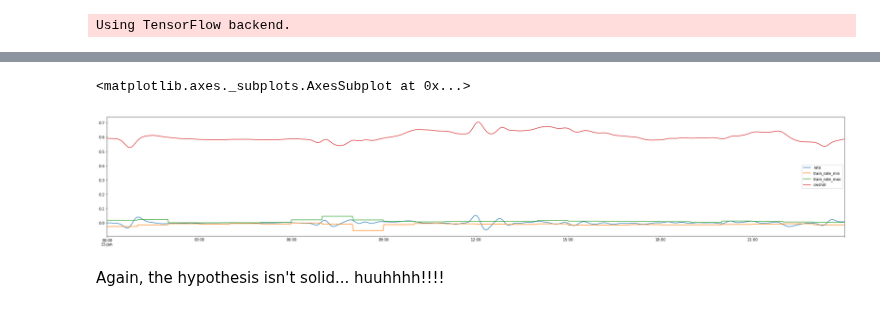
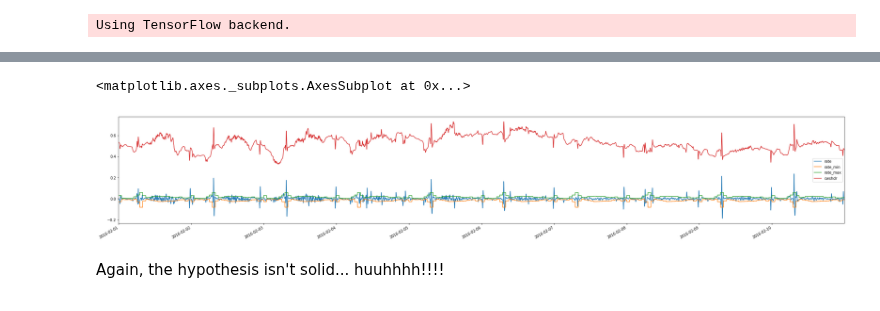
Before and after one commit to MiachelGu/chiller-plants, a Jupyter notebook: notebooks/13. Abnormalities.ipynb, the cells around one changed output, grey strips where cells are left out. Drawn from its saved outputs; the diff is of its cells as text; code cells hidden in the pictures.

```diff
--- a/notebooks/13. Abnormalities.ipynb
+++ b/notebooks/13. Abnormalities.ipynb
@@ -42,25 +42,27 @@ CacheInfo(hits=7, misses=1, maxsize=None, currsize=1)
 # %%
 # take train and test data..
-train = df["2016-01-01":"2016-01-14"].copy()
-test = df["2016-01-15":"2016-01-15"].copy()
+train = df["2016-01-01":"2016-01-30"].copy()
+test = df["2016-02-01":"2016-02-10"].copy()
 
 # rate of change.
 train["rate"] = (train.cwshdr - train.cwshdr.shift(10)).fillna(0)
 test["rate"] = (test.cwshdr - test.cwshdr.shift(10)).fillna(0)
 
 # Assuming 1hr bins. group data.
 min_per_hr = train.groupby(["hour"]).quantile(.1).rate
 max_per_hr = train.groupby(["hour"]).quantile(.9).rate
 
 # set columns with bin values.
-test["train_rate_min"] = test.hour.apply(lambda x: min_per_hr.iloc[int(x)])
-test["train_rate_max"] = test.hour.apply(lambda x: max_per_hr.iloc[int(x)])
+test["rate_min"] = test.hour.apply(lambda x: min_per_hr.iloc[int(x)])
+test["rate_max"] = test.hour.apply(lambda x: max_per_hr.iloc[int(x)])
+
+test["abnormal"] = (test.rate < test.rate_min) | (test.rate > test.rate_max)
 
 # # plot.
 fig, ax = plt.subplots(1,1,figsize=(36,6))
-test[["rate", "train_rate_min", "train_rate_max", "cwshdr"]].plot(ax=ax)
+test[["rate", "rate_min", "rate_max", "cwshdr"]].plot(ax=ax)
 # %% [output]
 <matplotlib.axes._subplots.AxesSubplot at 0x...>
-[figure, old version]
+[figure, new version]
 # %% [markdown]
 Again, the hypothesis isn't solid... huuhhhh!!!!
```
Also changed, not shown: parts of 5 cells of this notebook, 1 other file.
